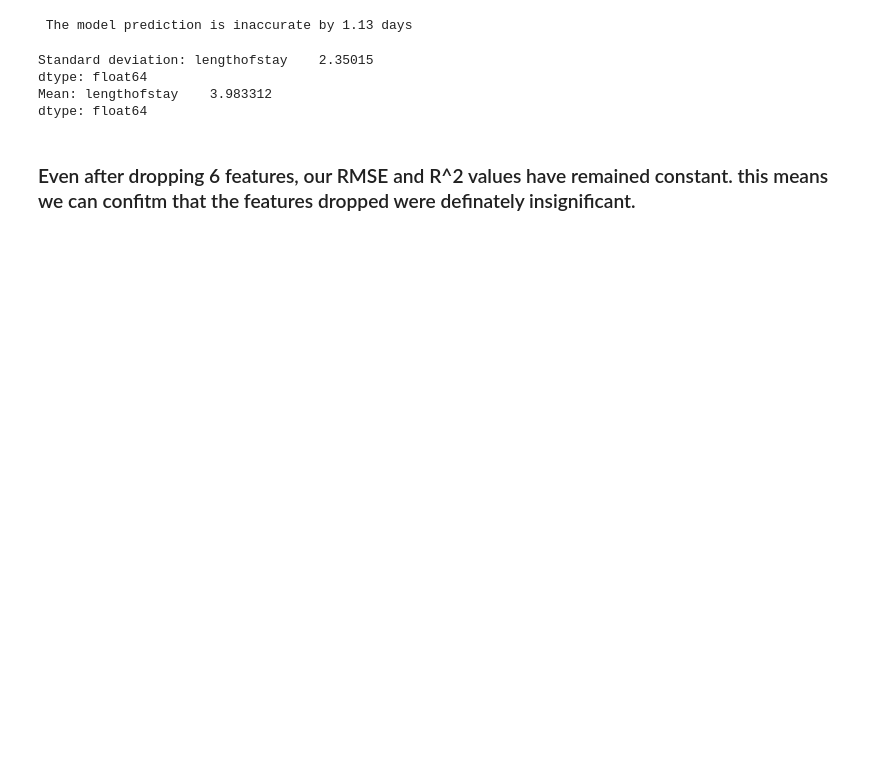
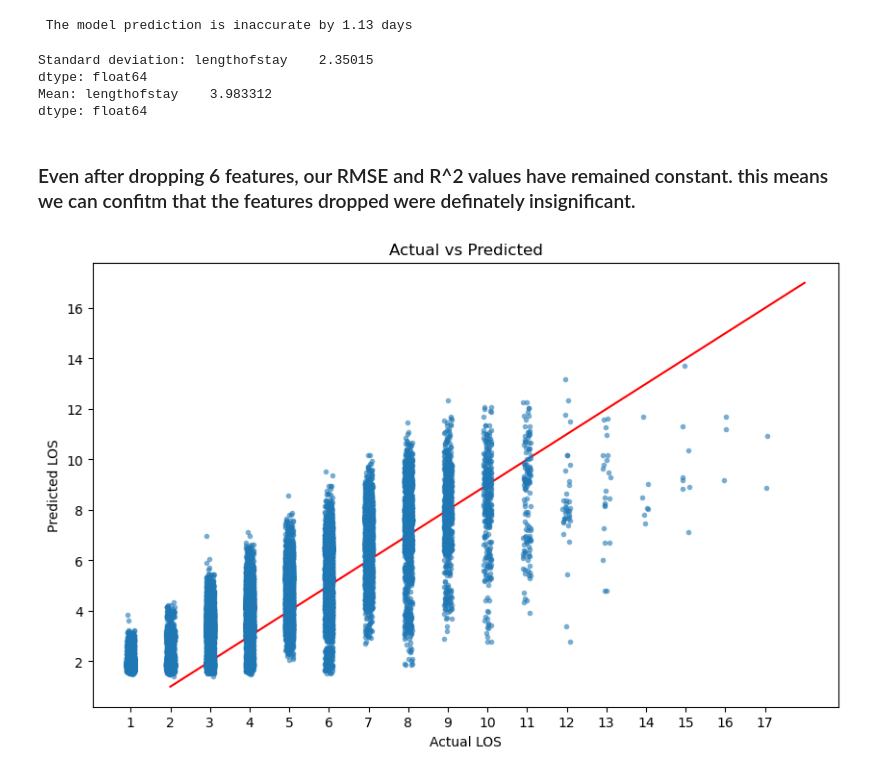
Before and after one commit to Mussab157/hospital-los-prediction, a Jupyter notebook: notebooks/3_modelling.ipynb, the cells around one changed output. Drawn from its saved outputs; the diff is of its cells as text; code cells hidden in the pictures; blank space fills up the shorter version.

```diff
--- a/notebooks/3_modelling.ipynb
+++ b/notebooks/3_modelling.ipynb
@@ -172,3 +172,13 @@ Mean: lengthofstay    3.983312
 dtype: float64
 # %% [markdown]
 ### Even after dropping 6 features, our RMSE and R^2 values have remained constant. this means we can confitm that the features dropped were definately insignificant.
+# %%
+plt.figure(figsize=(10, 6))
+sns.stripplot(x=y_test_df['lengthofstay'], y=y_prediction_values_v2, alpha=0.6, jitter=True, size=4, edgecolor=None)
+sns.lineplot(x=[y_test_df['lengthofstay'].min(), y_test_df['lengthofstay'].max()], y=[y_test_df['lengthofstay'].min(), y_test_df['lengthofstay'].max()], color='red')
+plt.title('Actual vs Predicted')
+plt.xlabel('Actual LOS')
+plt.ylabel('Predicted LOS')
+plt.show()
+# %% [output]
+[figure, added]
```
Also changed, not shown: parts of 4 cells of this notebook, 1 other file.
